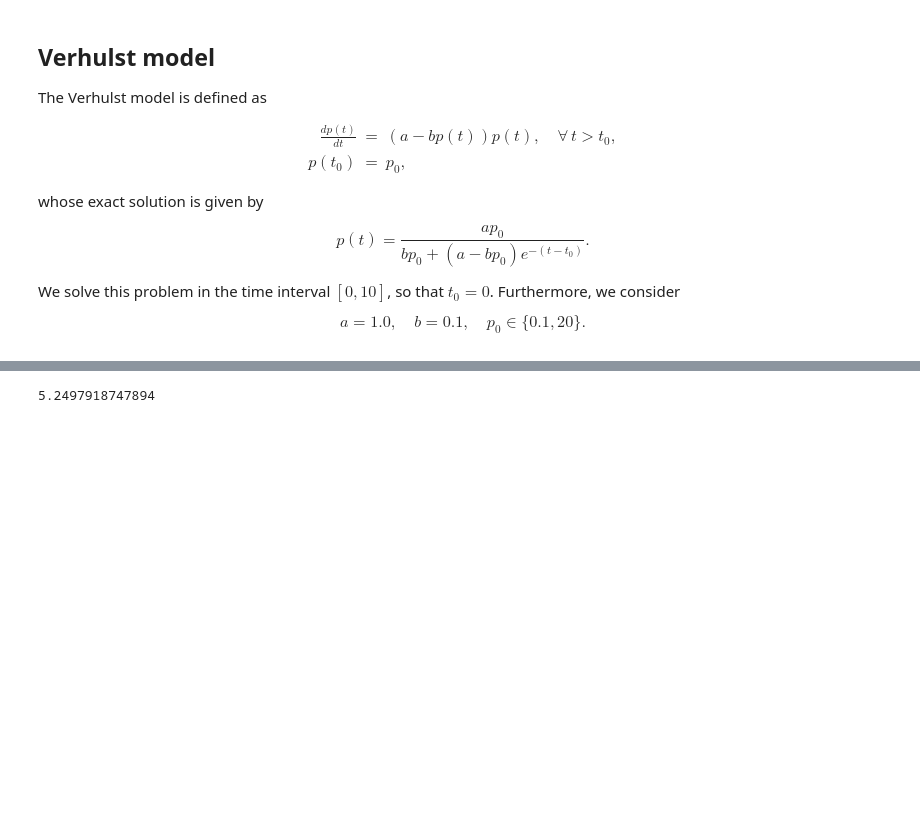
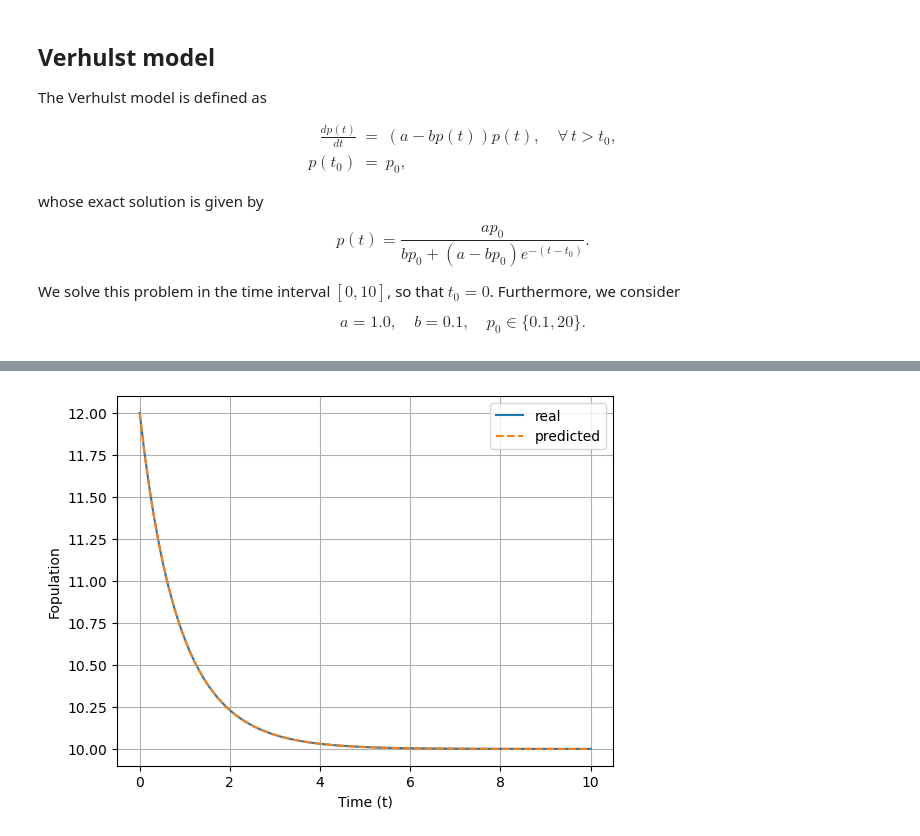
Before and after one commit to ginbar/iccsa2025_deepxde, a Jupyter notebook: examples/Verhulst.ipynb, the cells around one changed output, grey strips where cells are left out. Drawn from its saved outputs; the diff is of its cells as text; code cells hidden in the pictures; blank space fills up the shorter version.

```diff
--- a/examples/Verhulst.ipynb
+++ b/examples/Verhulst.ipynb
@@ -135,4 +111,19 @@ Step      Train loss              Test loss               Test metric
 # %%
-known_solution(0.1)
+# Plot predicted values against reference solution
+nop = 100
+T = np.linspace(t0, tf, nop)
+
+pred = model.predict(T.reshape(-1, 1))
+real = known_solution(T.reshape(-1, 1))
+
+plt.plot(T, real, label="real")
+plt.plot(T, pred, "--", label="predicted")
+
+plt.xlabel("Time (t)")
+plt.ylabel("Fopulation")
+plt.legend()
+plt.grid()
+plt.savefig("../figures/verhulst.png")
+plt.show()
 # %% [output]
-5.2497918747894
+[figure, added]
```
Also changed, not shown: parts of 6 cells of this notebook, 4 other files.
